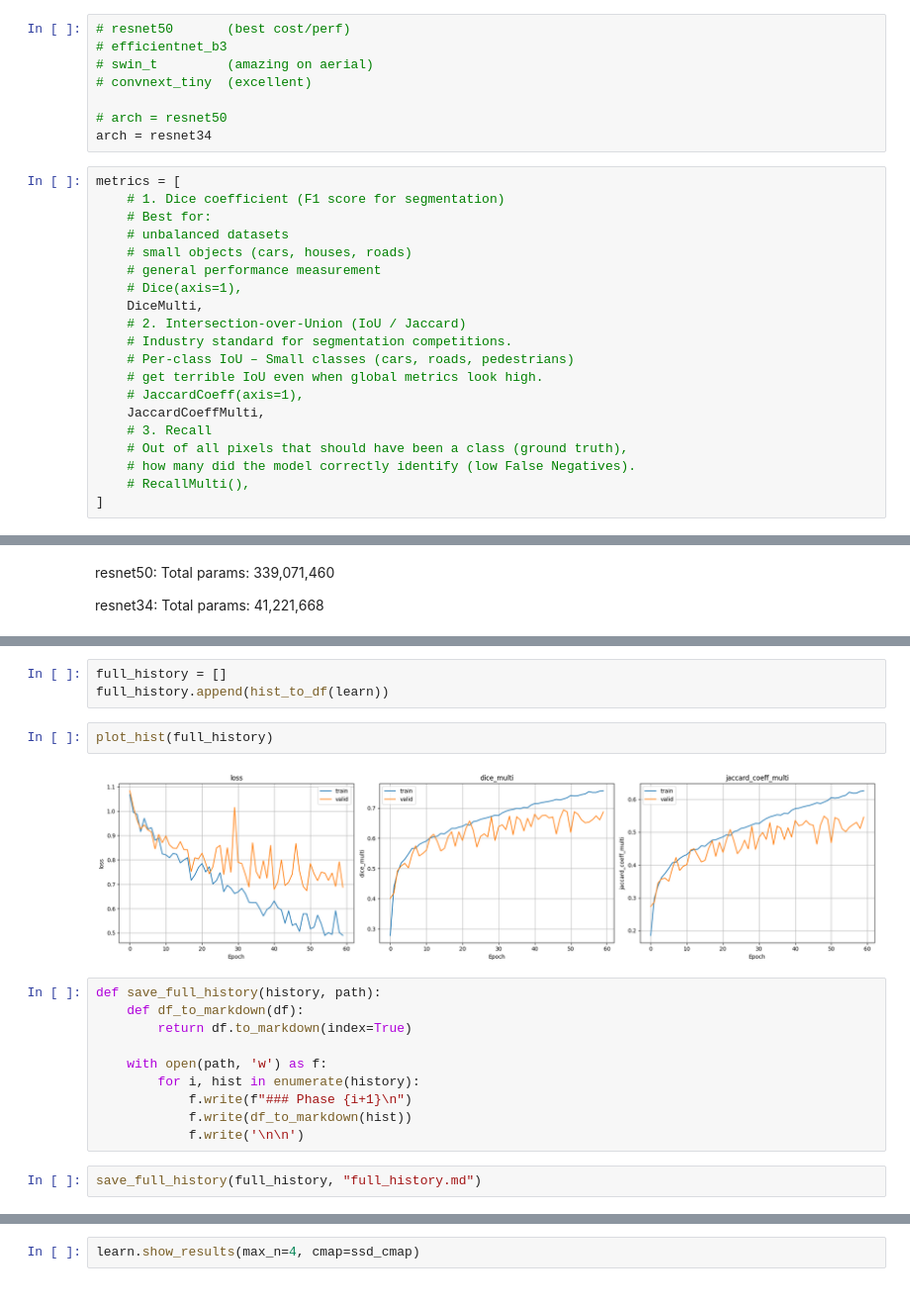
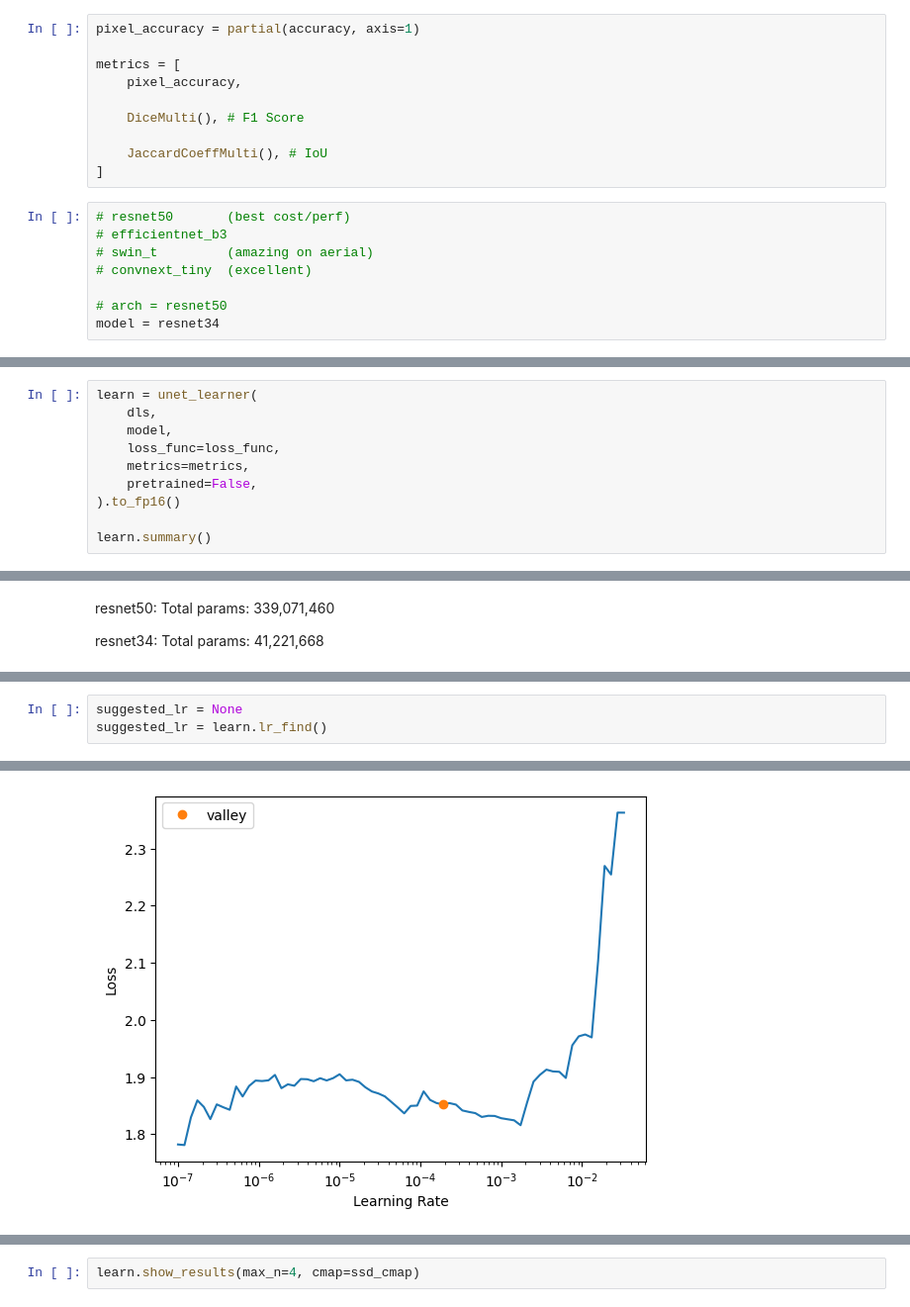
Before and after one commit to mzsuetam/computational-intelligence-proj, a Jupyter notebook: notebooks/segmentation.ipynb, the cells around one changed output, grey strips where cells are left out. Shown at 99% size. Saved outputs shown, nothing was run; the diff lists cells and outputs as text.

```diff
--- a/notebooks/segmentation.ipynb
+++ b/notebooks/segmentation.ipynb
@@ -250,3 +222,13 @@ dls.show_batch(max_n=4, cmap=ssd_cmap)
+# %%
+pixel_accuracy = partial(accuracy, axis=1)
+
+metrics = [
+    pixel_accuracy,
+
+    DiceMulti(), # F1 Score
+
+    JaccardCoeffMulti(), # IoU
+]
 # %%
 # resnet50       (best cost/perf)
 # efficientnet_b3
@@ -254,24 +236,4 @@ dls.show_batch(max_n=4, cmap=ssd_cmap)
 # convnext_tiny  (excellent)
 
 # arch = resnet50
-arch = resnet34
+model = resnet34
-# %%
-metrics = [
-    # 1. Dice coefficient (F1 score for segmentation)
-    # Best for:
-    # unbalanced datasets
-    # small objects (cars, houses, roads)
-    # general performance measurement
-    # Dice(axis=1),
-    DiceMulti,
-    # 2. Intersection-over-Union (IoU / Jaccard)
-    # Industry standard for segmentation competitions.
-    # Per-class IoU – Small classes (cars, roads, pedestrians)
-    # get terrible IoU even when global metrics look high.
-    # JaccardCoeff(axis=1),
-    JaccardCoeffMulti,
-    # 3. Recall
-    # Out of all pixels that should have been a class (ground truth),
-    # how many did the model correctly identify (low False Negatives).
-    # RecallMulti(),
-]
@@ -305,0 +240,10 @@ learn._grab_cbs(Recorder)[0].train_metrics = True # ... so we enable train_metri
+# %%
+learn = unet_learner(
+    dls,
+    model,
+    loss_func=loss_func,
+    metrics=metrics,
+    pretrained=False,
+).to_fp16()
+
+learn.summary()
@@ -425,19 +273,4 @@ def plot_hist(df_hist, return_df=False):
-# %%
-full_history = []
-full_history.append(hist_to_df(learn))
-# %%
-plot_hist(full_history)
-# %% [output]
-[figure, removed]
-# %%
-def save_full_history(history, path):
-    def df_to_markdown(df):
-        return df.to_markdown(index=True)
-
-    with open(path, 'w') as f:
-        for i, hist in enumerate(history):
-            f.write(f"### Phase {i+1}\n")
-            f.write(df_to_markdown(hist))
-            f.write('\n\n')
-# %%
-save_full_history(full_history, "full_history.md")
+# %%
+suggested_lr = None
+suggested_lr = learn.lr_find()
+# %% [output]
@@ -443,0 +278 @@ save_full_history(full_history, "full_history.md")
+[figure, added]
```
Also changed, not shown: parts of 32 cells of this notebook, 36 other files.
